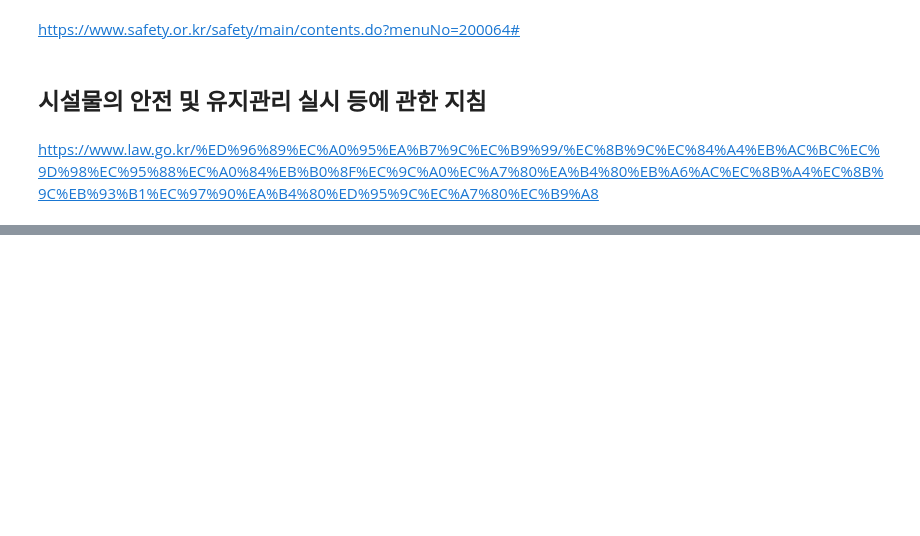
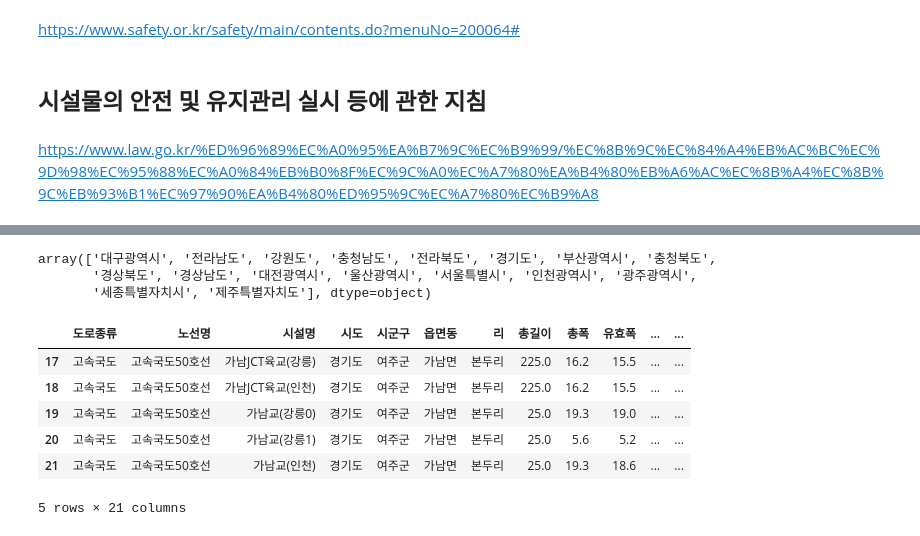
Before and after one commit to jcm821/TIL, a Jupyter notebook: 5월/[2023-05-09]56일차 복습.ipynb, the cells around one changed output, grey strips where cells are left out. Drawn from its saved outputs; the diff is of its cells as text; code cells hidden in the pictures; blank space fills up the shorter version.

```diff
--- a/5월/[2023-05-09]56일차 복습.ipynb
+++ b/5월/[2023-05-09]56일차 복습.ipynb
@@ -28,0 +55,18 @@ ImportError: Missing optional dependency 'xlrd'. Install xlrd >= 2.0.1 for xls E
+# %%
+df['시도'].unique()
+# %% [output]
+array(['대구광역시', '전라남도', '강원도', '충청남도', '전라북도', '경기도', '부산광역시', '충청북도',
+       '경상북도', '경상남도', '대전광역시', '울산광역시', '서울특별시', '인천광역시', '광주광역시',
+       '세종특별자치시', '제주특별자치도'], dtype=object)
+# %%
+# 분석 포커스가 서울이므로 서울 데이터들만 추출
+new_df = df[(df['시도'] == '서울특별시') | (df['시도'] == '경기도')]
+new_df.head()
+# %% [output]
+|  | 도로종류 | 노선명 | 시설명 | 시도 | 시군구 | 읍면동 | 리 | 총길이 | 총폭 | 유효폭 | ... | ... |
+| 17 | 고속국도 | 고속국도50호선 | 가남JCT육교(강릉) | 경기도 | 여주군 | 가남면 | 본두리 | 225.0 | 16.2 | 15.5 | ... | ... |
+| 18 | 고속국도 | 고속국도50호선 | 가남JCT육교(인천) | 경기도 | 여주군 | 가남면 | 본두리 | 225.0 | 16.2 | 15.5 | ... | ... |
+| 19 | 고속국도 | 고속국도50호선 | 가남교(강릉0) | 경기도 | 여주군 | 가남면 | 본두리 | 25.0 | 19.3 | 19.0 | ... | ... |
+| 20 | 고속국도 | 고속국도50호선 | 가남교(강릉1) | 경기도 | 여주군 | 가남면 | 본두리 | 25.0 | 5.6 | 5.2 | ... | ... |
+| 21 | 고속국도 | 고속국도50호선 | 가남교(인천) | 경기도 | 여주군 | 가남면 | 본두리 | 25.0 | 19.3 | 18.6 | ... | ... |
+5 rows × 21 columns
```
Also changed, not shown: parts of 15 cells of this notebook.
